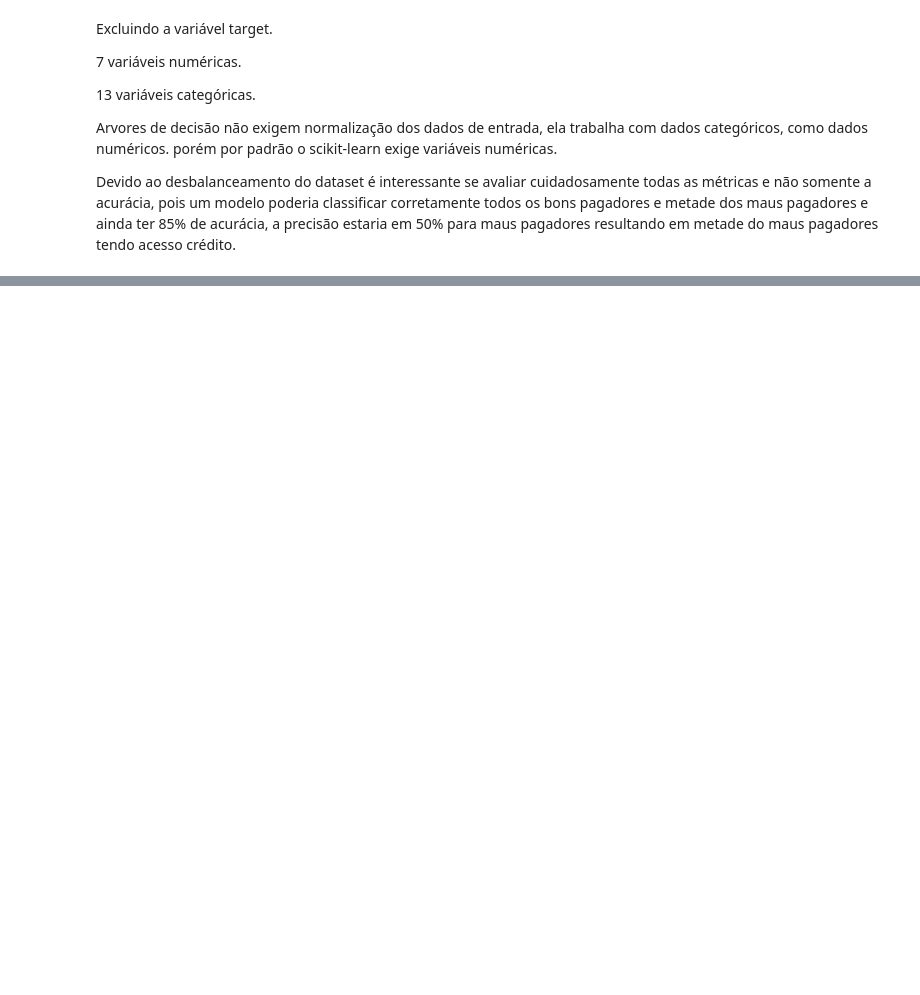
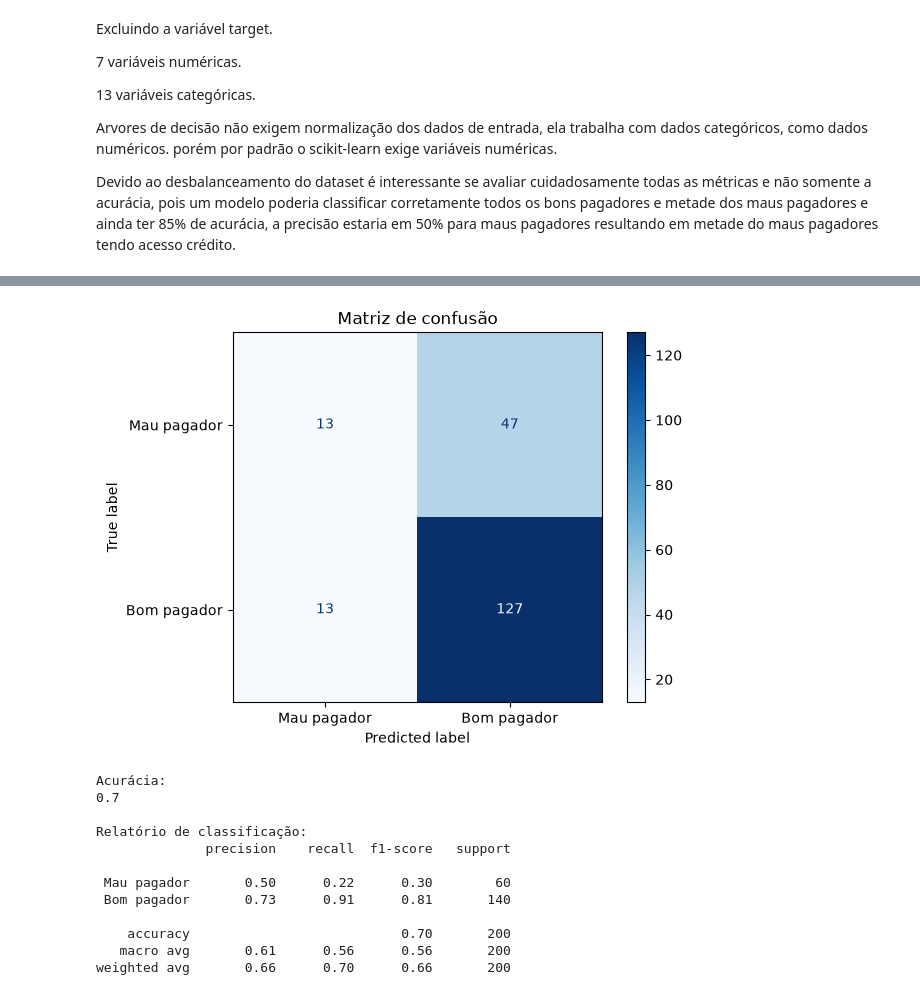
Before and after one commit to mmvbs/intelligent-systems, a Jupyter notebook: questao04.ipynb, the cells around one changed output, grey strips where cells are left out. Drawn from its saved outputs; the diff is of its cells as text; code cells hidden in the pictures; blank space fills up the shorter version.

```diff
--- a/questao04.ipynb
+++ b/questao04.ipynb
@@ -48,0 +337,39 @@ acuracia
+# %%
+from sklearn.metrics import accuracy_score
+y_pred = modelo_final.predict(X_test)
+from sklearn.metrics import classification_report
+matriz = confusion_matrix(
+    y_test,
+    y_pred,
+    labels=['bad', 'good']
+)
+disp = ConfusionMatrixDisplay(
+    confusion_matrix=matriz,
+    display_labels=['Mau pagador', 'Bom pagador']
+)
+
+disp.plot(cmap='Blues')
+plt.title('Matriz de confusão')
+plt.show()
+
+print("Acurácia:")
+print(accuracy_score(y_test, y_pred))
+
+print("\nRelatório de classificação:")
+
+print(
+    classification_report(y_test,y_pred,labels=['bad', 'good'],target_names=['Mau pagador', 'Bom pagador']))
+# %% [output]
+[figure, added]
+Acurácia:
+0.7
+
+Relatório de classificação:
+              precision    recall  f1-score   support
+
+ Mau pagador       0.50      0.22      0.30        60
+ Bom pagador       0.73      0.91      0.81       140
+
+    accuracy                           0.70       200
+   macro avg       0.61      0.56      0.56       200
+weighted avg       0.66      0.70      0.66       200
```
Also changed, not shown: parts of 19 cells of this notebook.
